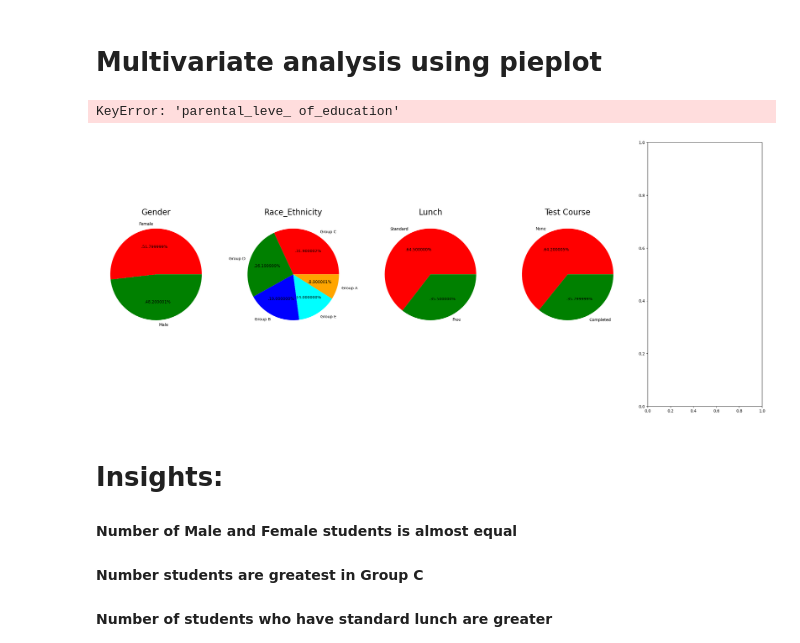
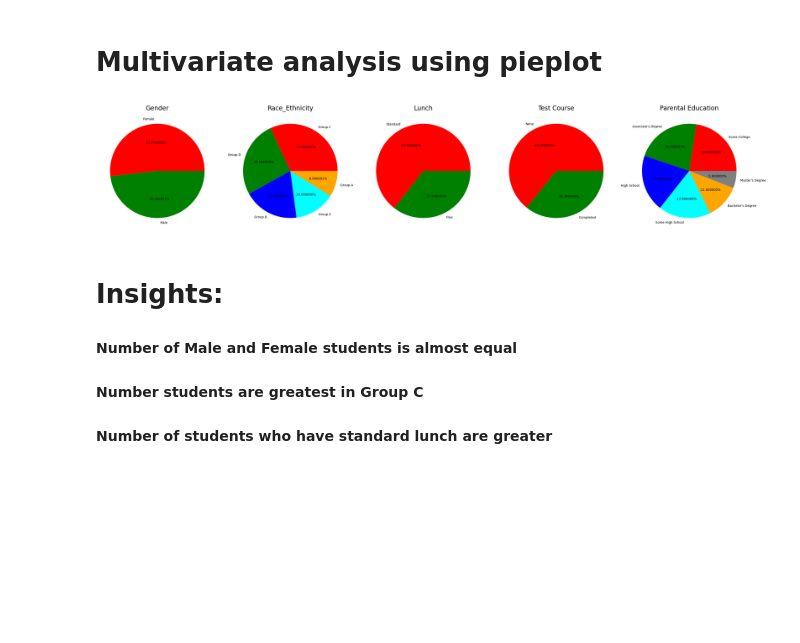
Before and after one commit to ManKumarTamang2000/Machine_Learning_project, a Jupyter notebook: notebook/1. EDA STUDENT PERFORMANCE.ipynb, the cells around one changed output. Drawn from its saved outputs; the diff is of its cells as text; code cells hidden in the pictures; blank space fills up the shorter version.

```diff
--- a/notebook/1. EDA STUDENT PERFORMANCE.ipynb
+++ b/notebook/1. EDA STUDENT PERFORMANCE.ipynb
@@ -378,36 +378,35 @@ color = ['red','green']
 
 plt.pie(size, colors = color,labels = labels,autopct = '.%2f%%')
 plt.title('Lunch', fontsize = 20)
 plt.axis('off')
 
 
 plt.subplot(1, 5, 4)
 size = df['test_preparation_course'].value_counts()
 labels = 'None', 'Completed'
 color = ['red','green']
 
 plt.pie(size, colors = color,labels = labels,autopct = '.%2f%%')
 plt.title('Test Course', fontsize = 20)
 plt.axis('off')
 
 
 plt.subplot(1, 5, 5)
-size = df['parental_leve_ of_education'].value_counts()
+size = df['parental_level_of_education'].value_counts()
 labels = 'Some College', "Associate's Degree",'High School','Some High School',"Bachelor's Degree","Master's Degree"
 color = ['red', 'green', 'blue', 'cyan','orange','grey']
 
 plt.pie(size, colors = color,labels = labels,autopct = '.%2f%%')
 plt.title('Parental Education', fontsize = 20)
 plt.axis('off')
 
 
 plt.tight_layout()
 plt.grid()
 
 plt.show()
 # %% [output]
-KeyError: 'parental_leve_ of_education'
-[figure, old version]
+[figure, new version]
 # %% [markdown]
 # Insights:
 #### Number of Male and Female students is almost equal
```
Also changed, not shown: 6 other files.
